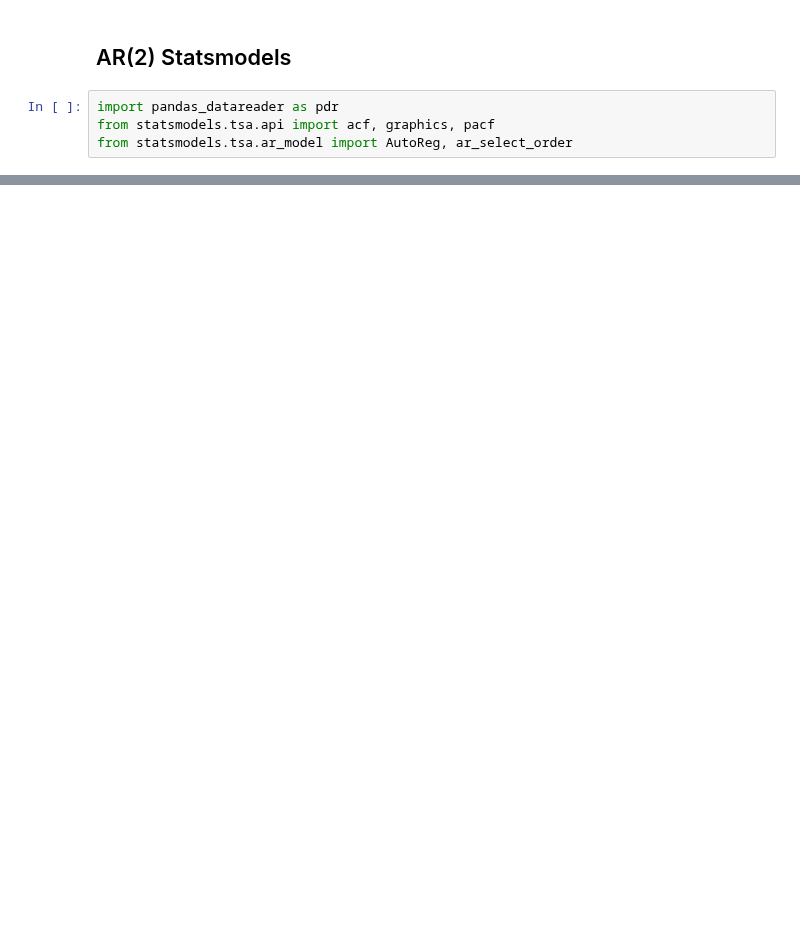
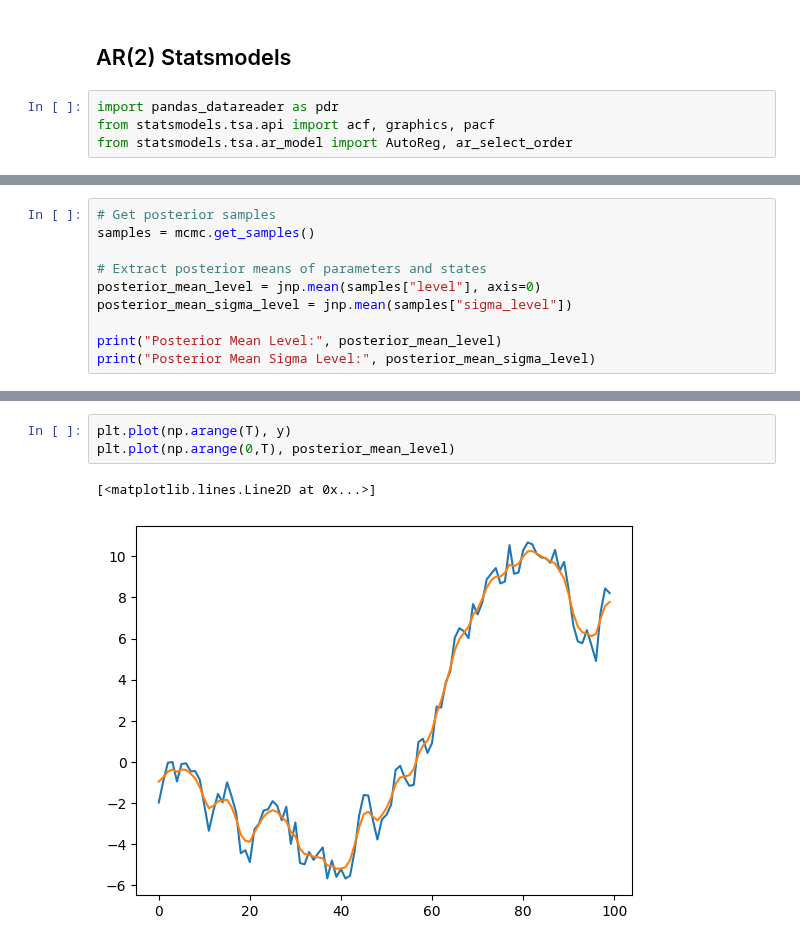
Before and after one commit to banditkings/learning-causal-impact, a Jupyter notebook: notebooks/0.1-numpyro_scan.ipynb, the cells around one changed output, grey strips where cells are left out. Saved outputs shown, nothing was run; the diff lists cells and outputs as text; blank space fills up the shorter version.

```diff
--- a/notebooks/0.1-numpyro_scan.ipynb
+++ b/notebooks/0.1-numpyro_scan.ipynb
@@ -194,0 +371,10 @@ No artists with labels found to put in legend.  Note that artists whose label st
+# %%
+# Get posterior samples
+samples = mcmc.get_samples()
+
+# Extract posterior means of parameters and states
+posterior_mean_level = jnp.mean(samples["level"], axis=0)
+posterior_mean_sigma_level = jnp.mean(samples["sigma_level"])
+
+print("Posterior Mean Level:", posterior_mean_level)
+print("Posterior Mean Sigma Level:", posterior_mean_sigma_level)
@@ -194,0 +400,6 @@ No artists with labels found to put in legend.  Note that artists whose label st
+# %%
+plt.plot(np.arange(T), y)
+plt.plot(np.arange(0,T), posterior_mean_level)
+# %% [output]
+[<matplotlib.lines.Line2D at 0x...>]
+[figure, added]
```
Also changed, not shown: parts of 28 cells of this notebook, 3 other files.
